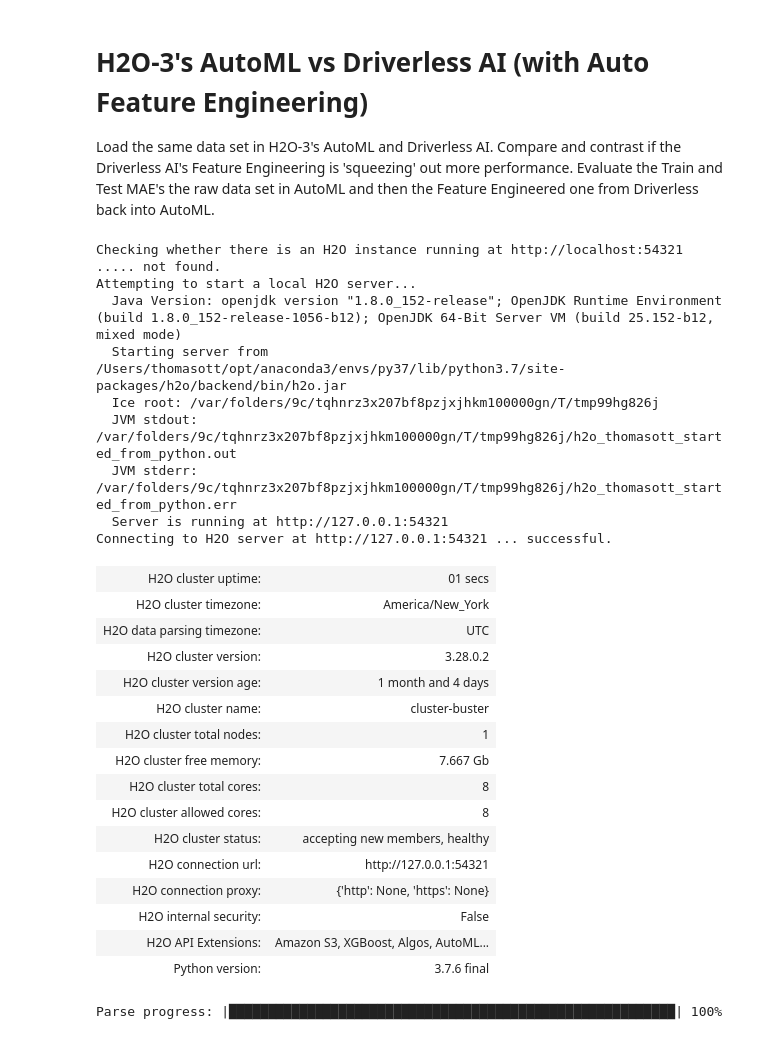
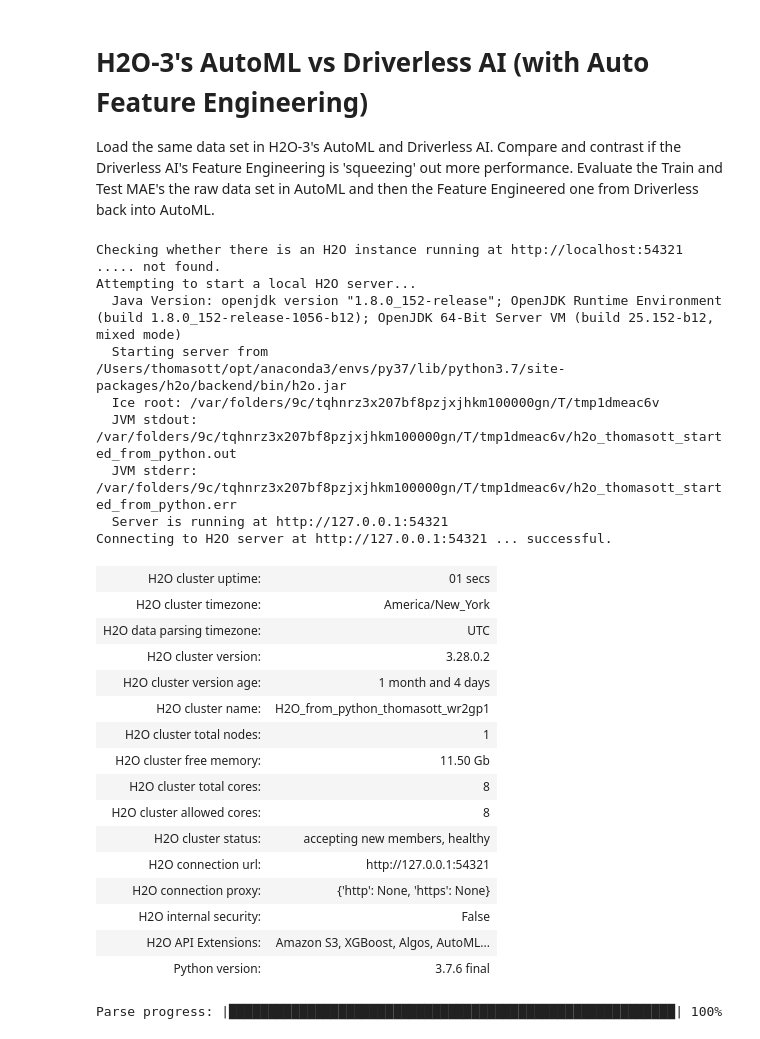
Before and after one commit to tomott12345/Presentations, a Jupyter notebook: H2O-3 AutoML and Driverless AI Comparisons/H2O-3 AutoML with Driverless AI Features.ipynb, the cells around one changed output. Drawn from its saved outputs; the diff is of its cells as text; code cells hidden in the pictures.

```diff
--- a/H2O-3 AutoML and Driverless AI Comparisons/H2O-3 AutoML with Driverless AI Features.ipynb
+++ b/H2O-3 AutoML and Driverless AI Comparisons/H2O-3 AutoML with Driverless AI Features.ipynb
@@ -8,25 +8,25 @@ import h2o
 from h2o.automl import H2OAutoML
 # %%
 #Initialize local H2O Cluster
-h2o.init(min_mem_size='8G', name='cluster-buster')
+h2o.init(min_mem_size='12G')
 # %% [output]
 Checking whether there is an H2O instance running at http://localhost:54321 ..... not found.
 Attempting to start a local H2O server...
   Java Version: openjdk version "1.8.0_152-release"; OpenJDK Runtime Environment (build 1.8.0_152-release-1056-b12); OpenJDK 64-Bit Server VM (build 25.152-b12, mixed mode)
   Starting server from /Users/thomasott/opt/anaconda3/envs/py37/lib/python3.7/site-packages/h2o/backend/bin/h2o.jar
-  Ice root: /var/folders/9c/tqhnrz3x207bf8pzjxjhkm100000gn/T/tmp99hg826j
-  JVM stdout: /var/folders/9c/tqhnrz3x207bf8pzjxjhkm100000gn/T/tmp99hg826j/h2o_thomasott_started_from_python.out
-  JVM stderr: /var/folders/9c/tqhnrz3x207bf8pzjxjhkm100000gn/T/tmp99hg826j/h2o_thomasott_started_from_python.err
+  Ice root: /var/folders/9c/tqhnrz3x207bf8pzjxjhkm100000gn/T/tmp1dmeac6v
+  JVM stdout: /var/folders/9c/tqhnrz3x207bf8pzjxjhkm100000gn/T/tmp1dmeac6v/h2o_thomasott_started_from_python.out
+  JVM stderr: /var/folders/9c/tqhnrz3x207bf8pzjxjhkm100000gn/T/tmp1dmeac6v/h2o_thomasott_started_from_python.err
   Server is running at http://127.0.0.1:54321
 Connecting to H2O server at http://127.0.0.1:54321 ... successful.
 | H2O cluster uptime: | 01 secs |
 | H2O cluster timezone: | America/New_York |
 | H2O data parsing timezone: | UTC |
 | H2O cluster version: | 3.28.0.2 |
 | H2O cluster version age: | 1 month and 4 days |
-| H2O cluster name: | cluster-buster |
+| H2O cluster name: | H2O_from_python_thomasott_wr2gp1 |
 | H2O cluster total nodes: | 1 |
-| H2O cluster free memory: | 7.667 Gb |
+| H2O cluster free memory: | 11.50 Gb |
 | H2O cluster total cores: | 8 |
 | H2O cluster allowed cores: | 8 |
 | H2O cluster status: | accepting new members, healthy |
```
Also changed, not shown: parts of 12 cells of this notebook, 1 other file.
